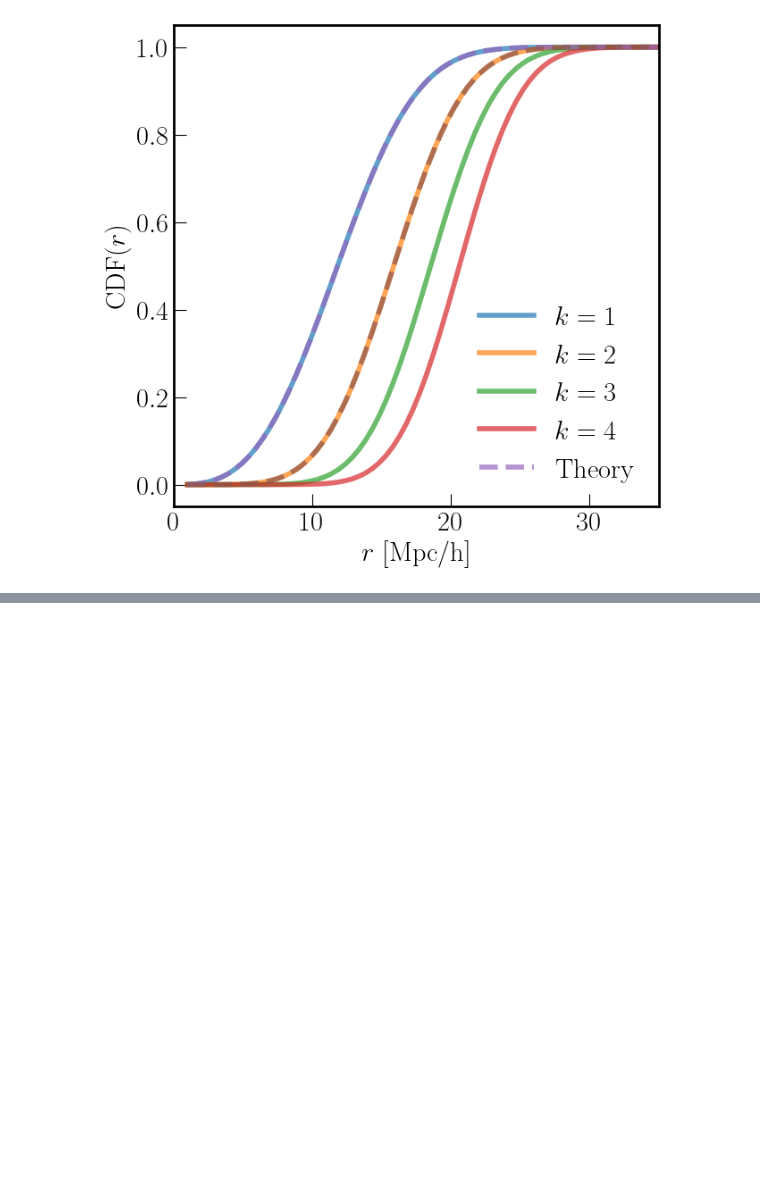
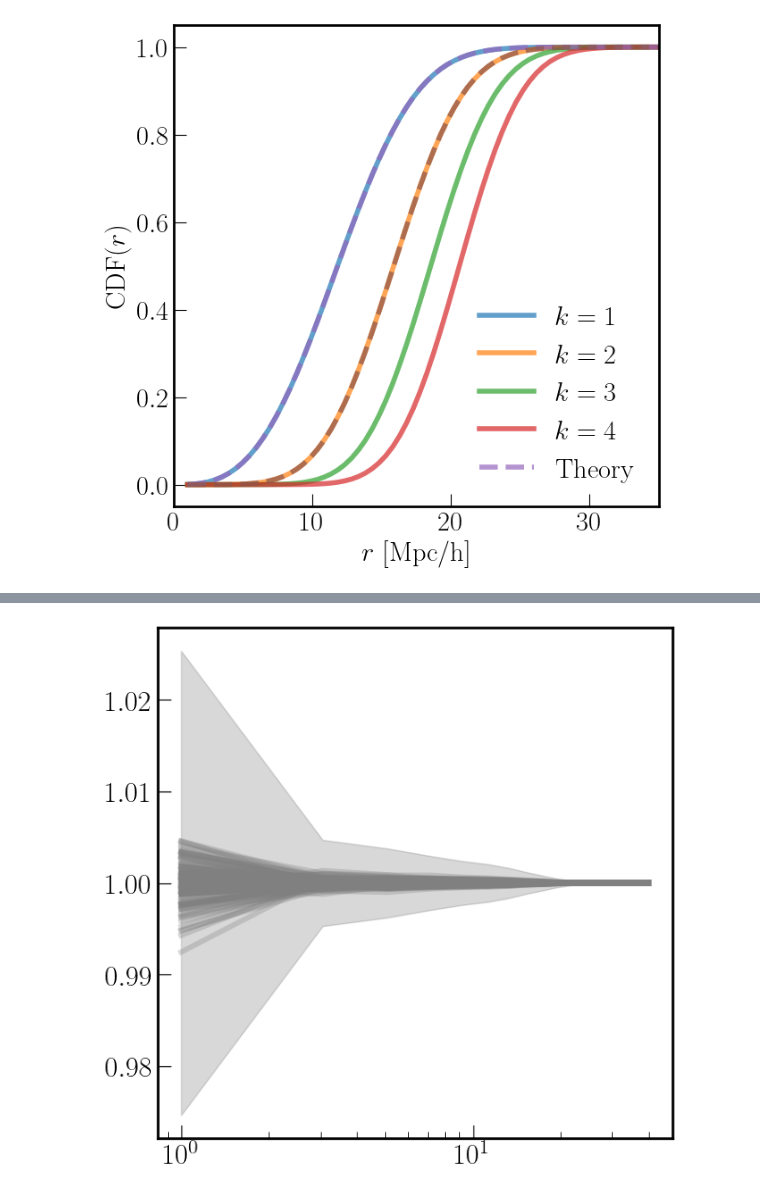
Before and after one commit to a-paranjape/sahyadri-sandbox, a Jupyter notebook: scripts/post-process/kNN.ipynb, the cells around one changed output, grey strips where cells are left out. Drawn from its saved outputs; the diff is of its cells as text; code cells hidden in the pictures; blank space fills up the shorter version.

```diff
--- a/scripts/post-process/kNN.ipynb
+++ b/scripts/post-process/kNN.ipynb
@@ -160,0 +369,10 @@ plt.xlim(0, 35)
+# %%
+for i in range(njn):
+    plt.plot(knn_data_vector[:,0, 0], knn_data_vector[:,0, i+4]/knn_data_vector[:,0, 2], label=r'$k=1$', lw = 4, alpha = 0.3, c= 'gray')
+
+plt.fill_between(knn_data_vector[:,0, 0],
+                 (knn_data_vector[:,0, 2]-knn_data_vector[:,0, 3])/knn_data_vector[:,0, 2],
+                 (knn_data_vector[:,0, 2]+knn_data_vector[:,0, 3])/knn_data_vector[:,0, 2] , alpha = 0.3, color='gray')
+plt.xscale('log')
+# %% [output]
+[figure, added]
```
Also changed, not shown: parts of 7 cells of this notebook.
